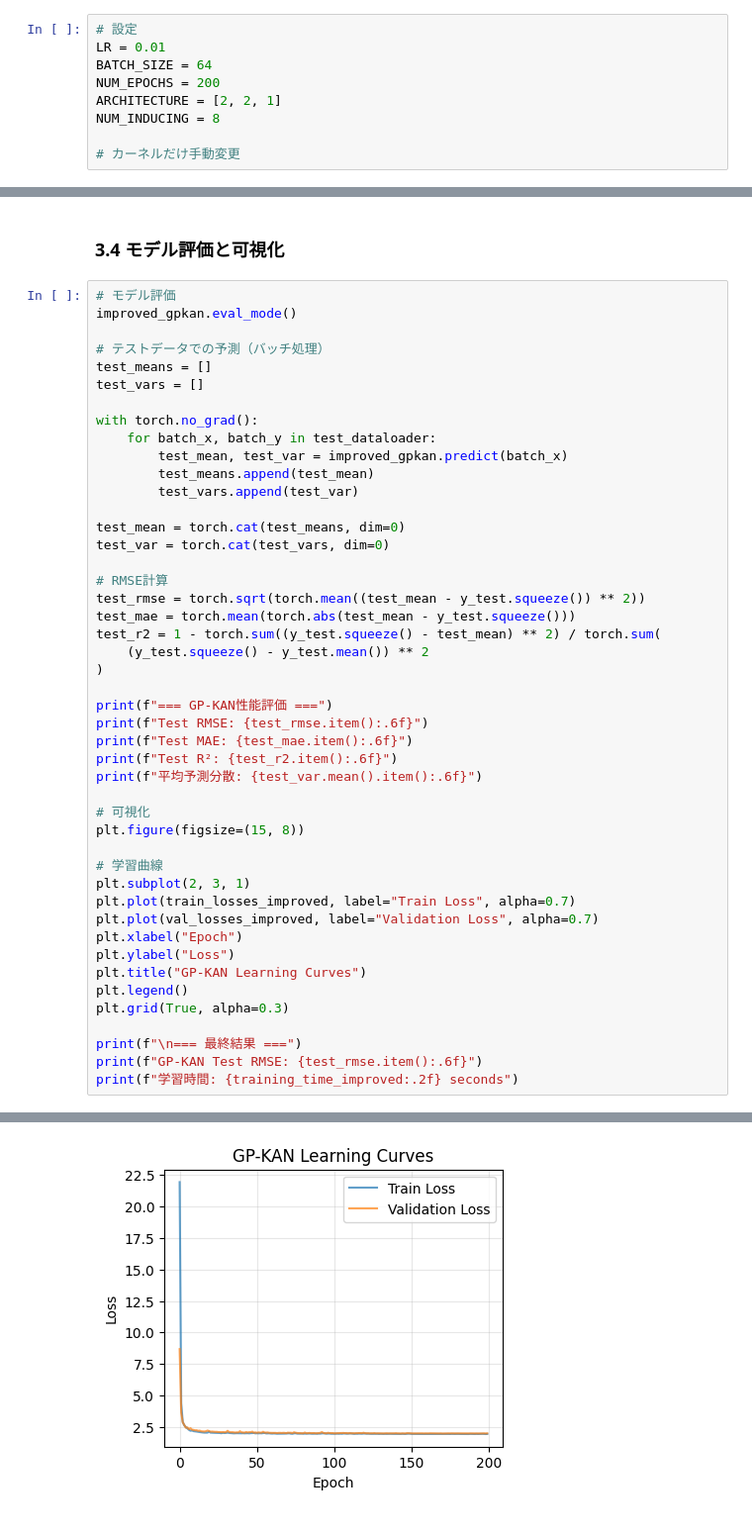
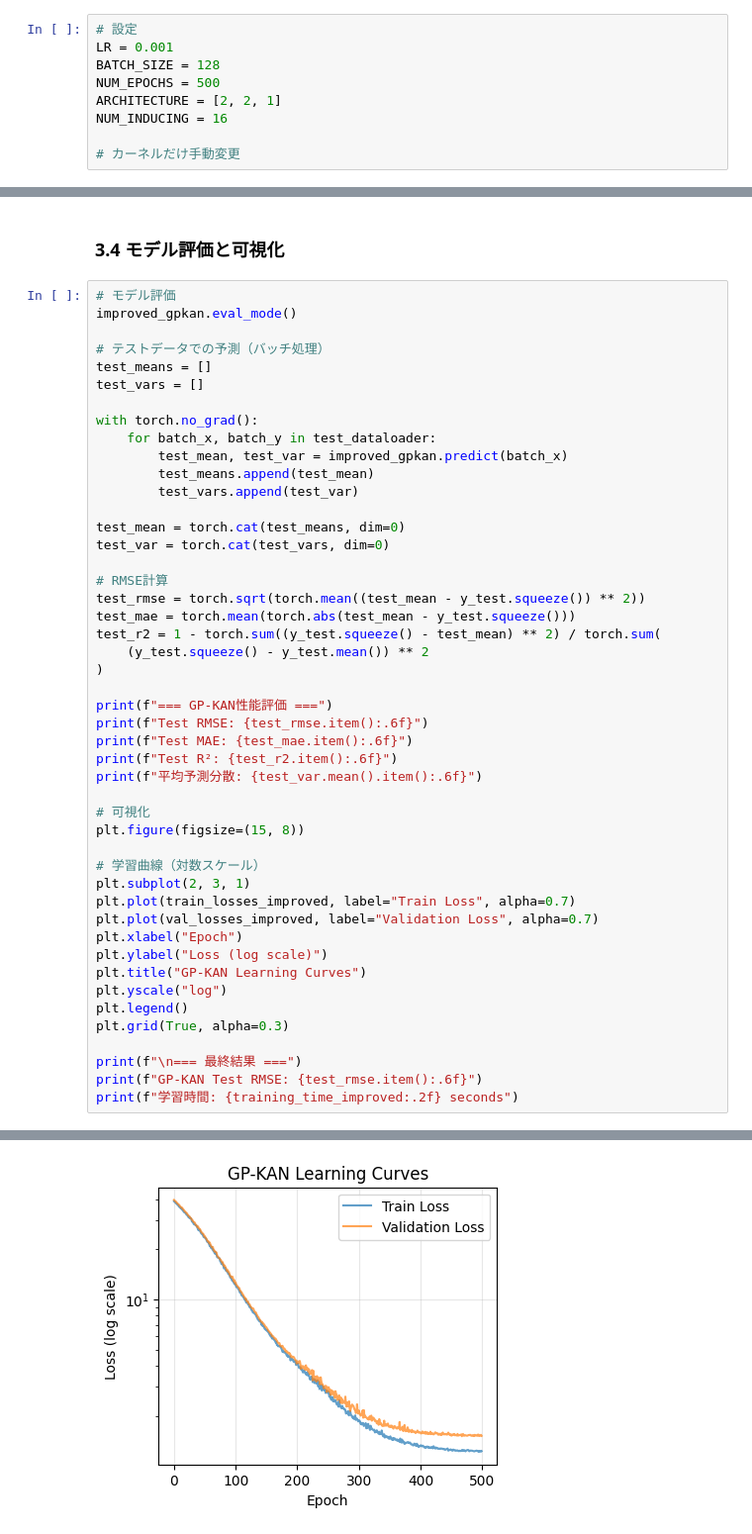
Before and after one commit to dtakehara/gp-kan, a Jupyter notebook: demo/3x_COCO_fitting_evaluation/31_3_fitting_bbob_gpkan.ipynb, the cells around one changed output, grey strips where cells are left out. Shown at 99% size. Cells and saved outputs as stored; diff of their text form.

```diff
--- a/demo/3x_COCO_fitting_evaluation/31_3_fitting_bbob_gpkan.ipynb
+++ b/demo/3x_COCO_fitting_evaluation/31_3_fitting_bbob_gpkan.ipynb
@@ -9,11 +9,11 @@
 3. 実装結果のまとめ
 # %%
 # 設定
-LR = 0.01
-BATCH_SIZE = 64
-NUM_EPOCHS = 200
+LR = 0.001
+BATCH_SIZE = 128
+NUM_EPOCHS = 500
 ARCHITECTURE = [2, 2, 1]
-NUM_INDUCING = 8
+NUM_INDUCING = 16
 
 # カーネルだけ手動変更
 # %% [markdown]
@@ -1151,13 +1185,14 @@ print(f"平均予測分散: {test_var.mean().item():.6f}")
 # 可視化
 plt.figure(figsize=(15, 8))
 
-# 学習曲線
+# 学習曲線（対数スケール）
 plt.subplot(2, 3, 1)
 plt.plot(train_losses_improved, label="Train Loss", alpha=0.7)
 plt.plot(val_losses_improved, label="Validation Loss", alpha=0.7)
 plt.xlabel("Epoch")
-plt.ylabel("Loss")
+plt.ylabel("Loss (log scale)")
 plt.title("GP-KAN Learning Curves")
+plt.yscale("log")
 plt.legend()
 plt.grid(True, alpha=0.3)
 
@@ -1177,4 +1212,4 @@ GP-KAN Test RMSE: 1.429532
-[figure, old version]
+[figure, new version]
 # %%
 # 密なグリッドでの予測と可視化
 grid_density = 50
```
Also changed, not shown: parts of 10 cells of this notebook, 3 other files.
